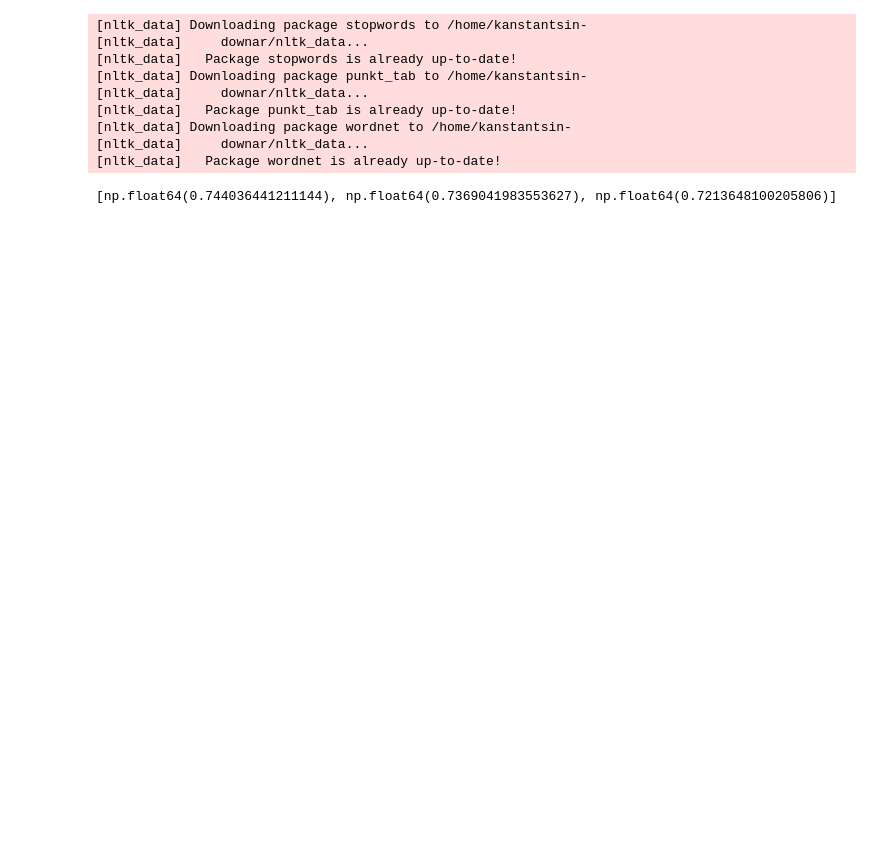
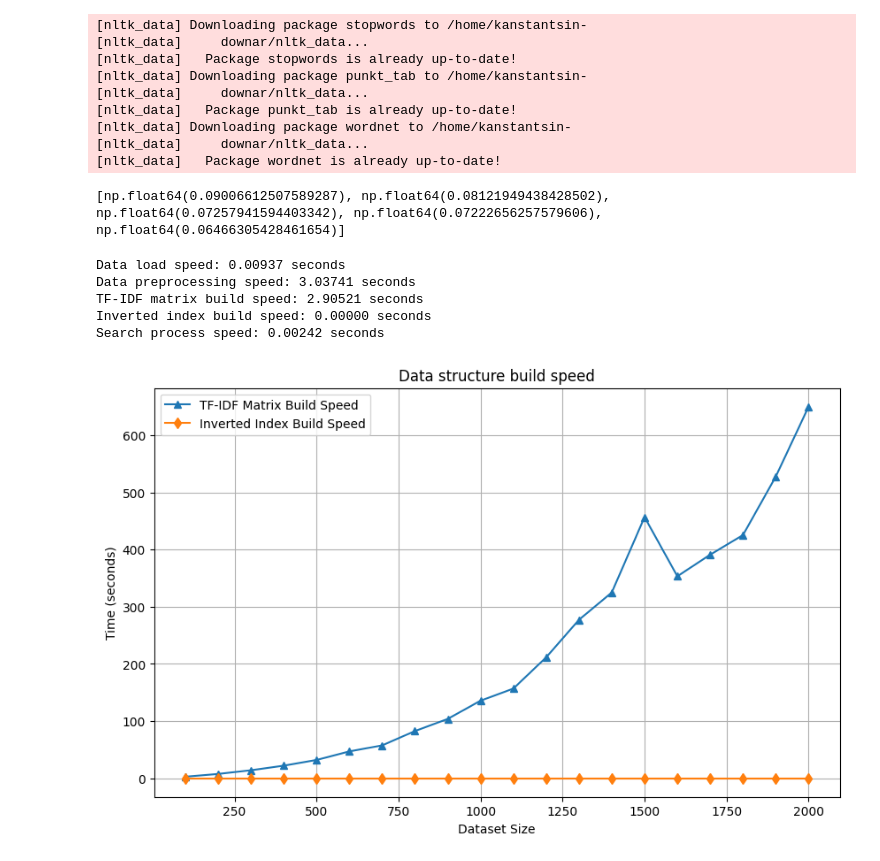
Before and after one commit to daKostych/BI-VWM-2025, a Jupyter notebook: experiments.ipynb, the cells around one changed output. Drawn from its saved outputs; the diff is of its cells as text; code cells hidden in the pictures; blank space fills up the shorter version.

```diff
--- a/experiments.ipynb
+++ b/experiments.ipynb
@@ -15,7 +15,50 @@ db = DocumentsDB()
 # %%
 import numpy as np
 
-random_index = np.random.randint(0, 999)
-similar_documents = db.get_similar_documents(random_index, 3, print_results=True)
+random_index = np.random.randint(0, 99)
+similar_documents = db.get_similar_documents(random_index, 5, print_results=True)
 # %% [output]
-[np.float64(0.744036441211144), np.float64(0.7369041983553627), np.float64(0.7213648100205806)]
+[np.float64(0.09006612507589287), np.float64(0.08121949438428502), np.float64(0.07257941594403342), np.float64(0.07222656257579606), np.float64(0.06466305428461654)]
+# %%
+speed_info = db.get_speed_statistics()
+speed_info.print_statistics()
+# %% [output]
+Data load speed: 0.00937 seconds
+Data preprocessing speed: 3.03741 seconds
+TF-IDF matrix build speed: 2.90521 seconds
+Inverted index build speed: 0.00000 seconds
+Search process speed: 0.00242 seconds
+# %%
+random_index = np.random.randint(0, 99)
+dataset_size = []
+load_speed = []
+preprocess_speed = []
+matrix_build_speed = []
+inverted_index_build_speed = []
+search_speed = []
+for i in range(100, 2001, 100):
+    db = DocumentsDB(data_path=f"datasets/documents{i}.csv")
+    similar_documents = db.get_similar_documents(random_index, 5)
+    speed_info = db.get_speed_statistics()
+    dataset_size.append(i)
+    load_speed.append(speed_info.load_speed)
+    preprocess_speed.append(speed_info.preprocess_speed)
+    matrix_build_speed.append(speed_info.matrix_build_speed)
+    inverted_index_build_speed.append(speed_info.inverted_index_build_speed)
+    search_speed.append(speed_info.search_speed)
+# %%
+import matplotlib.pyplot as plt
+
+plt.figure(figsize=(10, 6))
+plt.plot(dataset_size, matrix_build_speed, label="TF-IDF Matrix Build Speed", marker="^")
+plt.plot(dataset_size, inverted_index_build_speed, label="Inverted Index Build Speed", marker="d")
+
+plt.xlabel("Dataset Size")
+plt.ylabel("Time (seconds)")
+plt.title("Data structure build speed")
+plt.legend()
+plt.grid(True)
+
+plt.show()
+# %% [output]
+[figure, added]
```
Also changed, not shown: parts of 2 cells of this notebook.
